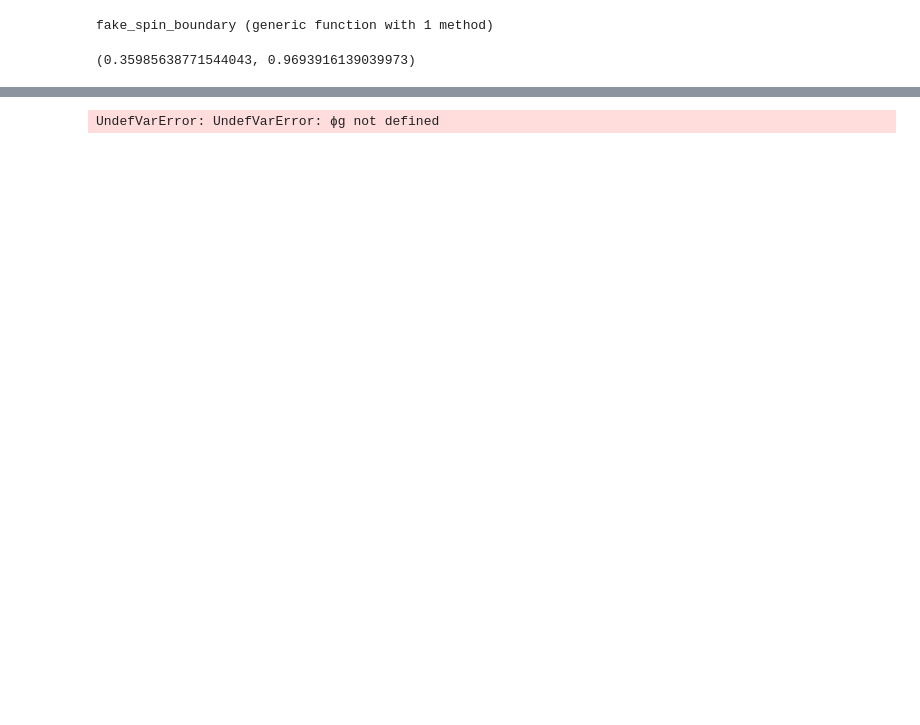
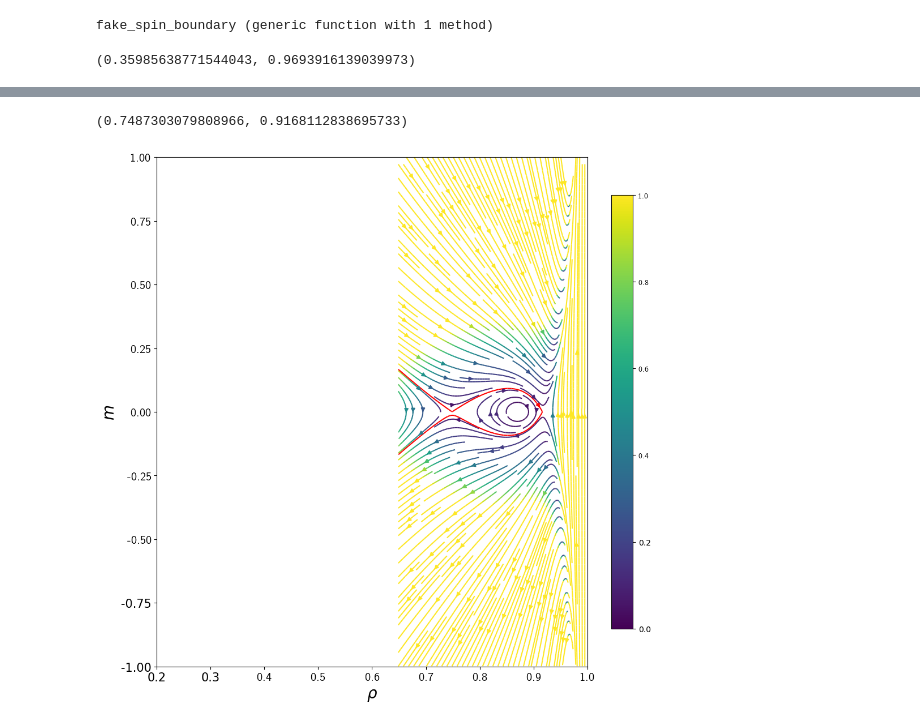
Before and after one commit to jimmmmason/Active_Lattice, a Jupyter notebook: pm_scripts/pm_streamplot.ipynb, the cells around one changed output, grey strips where cells are left out. Drawn from its saved outputs; the diff is of its cells as text; code cells hidden in the pictures; blank space fills up the shorter version.

```diff
--- a/pm_scripts/pm_streamplot.ipynb
+++ b/pm_scripts/pm_streamplot.ipynb
@@ -53,11 +84,37 @@ find_sol, lower_limits, upper_limits = colapse_sol_interval(;Pe = Pe, γ = γ, r
+# %%
+initial_Δ = 1e-4;
+max_iter = 40;
+tol = 1e-15;
+atol = 1e-12;
+rho_max = (1-10e-20);
+
+find_sol, lower_limits, upper_limits = colapse_sol_interval(;Pe = Pe, γ = γ, rho_max = rho_max, initial_Δ = initial_Δ, max_iter = max_iter, tol = tol, atol = atol);
+ϕg = lower_limits[1]
+ϕl = upper_limits[1]
+ϕg, ϕl
+# %% [output]
+(0.7487303079808966, 0.9168112838695733)
 # %%
 #compute velocitites
-ϵ = 1e-10
+ϵ = 1e-15
 Δx = 0.0001
 Δy = 0.0001
 
-x = collect((ϕg-0.1+ϵ):Δx:(0.9999))
-y = collect((-0.999):Δy:0.999)
+#compute solution
+J = zeros(2,2)
+u = zeros(2)
+parameters = (Pe, γ, ϕg, ϕl)
+t = 0.
+J = f_jac(J,u,parameters,t)
+values, vectors = eigen(J)
+evector2 = vectors[:,2]
+
+ff = ODEFunction(f;jac=f_jac)
+ϵ = 1e-15
+initial_position = [ϕg 0.0] + ϵ*evector2
+
+x = collect((ϕg-0.1+ϵ*evector2[1]):Δx:(0.9999))
+y = collect((-0.999+ϵ*evector2[2]):Δy:0.999)
 
 xx = [x̃ for x̃ ∈ x, ỹ ∈ y]
     yy = [ỹ for x̃ ∈ x, ỹ ∈ y]
@@ -70,37 +127,37 @@ xx = [x̃ for x̃ ∈ x, ỹ ∈ y]
         v[i,j,1] = Pe*(1-ρ)*m
         v[i,j,2] = -Pe*m^2 + Pe*( (1-γ*(1-ρ) )*self_diff(ρ) -( 1-γ*(1- ϕg) )*self_diff(ϕg) )/self_diff(ρ) -(2/Pe)*log( (1-ρ)/(1-ϕg) )/self_diff(ρ)
     end
-# %% [output]
-UndefVarError: UndefVarError: ϕg not defined
 # %%
 #plot fig
 PyPlot.close("all")
 fig, ax = plt.subplots(1, 1, figsize=(10,10))
     max_value = 1
     absmag  = min.(sqrt.(v[:,:,1].^2+v[:,:,2].^2), max_value)
     colmap = PyPlot.plt.cm.viridis
-    streamlines = ax.streamplot(xx', yy', v[:,:,1]', v[:,:,2]', color = absmag', cmap = colmap, density = 4)#2.5
+    streamlines = ax.streamplot(xx', yy', v[:,:,1]', v[:,:,2]', color = absmag', cmap = colmap, density = 2.5)#4
     norm1 = matplotlib.colors.Normalize(vmin=0., vmax= max_value);
     fig.colorbar(matplotlib.cm.ScalarMappable(norm=norm1, cmap = colmap), ax = ax, fraction = 0.0455)
-pertubation = [ϕg+ϵ 0.0]
-ax.streamplot(xx', yy', v[:,:,1]', v[:,:,2]', color="red", start_points= pertubation)
+initial_position = [ϕg 0.0] + ϵ*[evector2[1] evector2[2]]
+ax.streamplot(xx', yy', v[:,:,1]', v[:,:,2]', color="red", start_points= initial_position)
 # fig options
 rc("text", usetex=true)
     #ax.yaxis.set_ticks(ytic)
     axlim = [0.2, 1.0, -1.0, 1.0]
     ax.xaxis.set_tick_params(labelsize=15)
     ax.xaxis.tick_bottom()
     ax.yaxis.set_tick_params(labelsize=15)
     ax.axis(axlim)
     #ax.set_title(L"\Re{ \lambda_n^\mathrm{max}} = 0",fontsize=20)
     ax.set_xlabel(L"\rho",fontsize=20)
     ax.set_ylabel(L"m", fontsize=20)
     #ax.legend(loc = "upper left", fontsize=20)
     #ax.set_aspect(0.25*Δρ/ΔPe)
     #title = latexstring("\$ \\ell = $(round(1/sqrt(Dθ); digits = 2)), \\chi = $(χ) \$")
     #ax.set_title(title,fontsize=20)
     fig.tight_layout()
 display(fig)
+# %% [output]
+[figure, added]
 # %%
 #save fig
 name = "Streamplot_Pe=$(Pe)"
```
Also changed, not shown: parts of 3 cells of this notebook, 5 other files.
